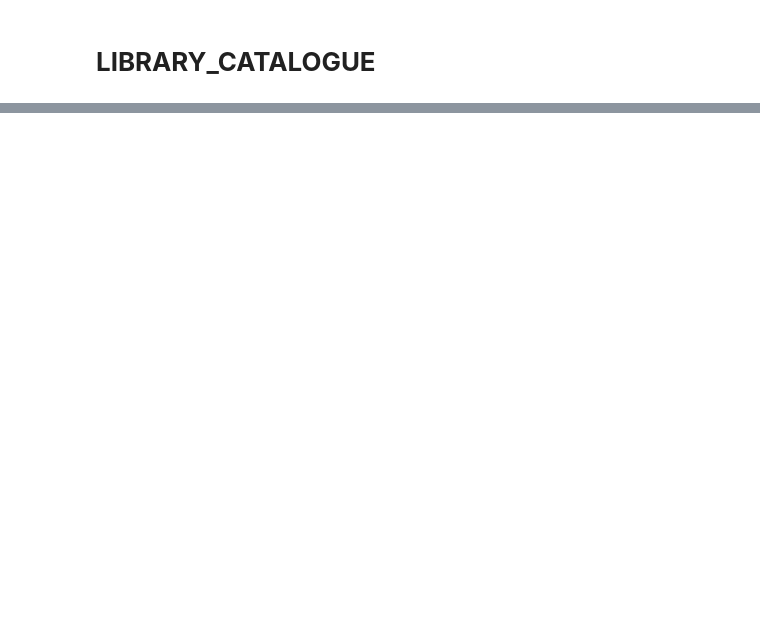
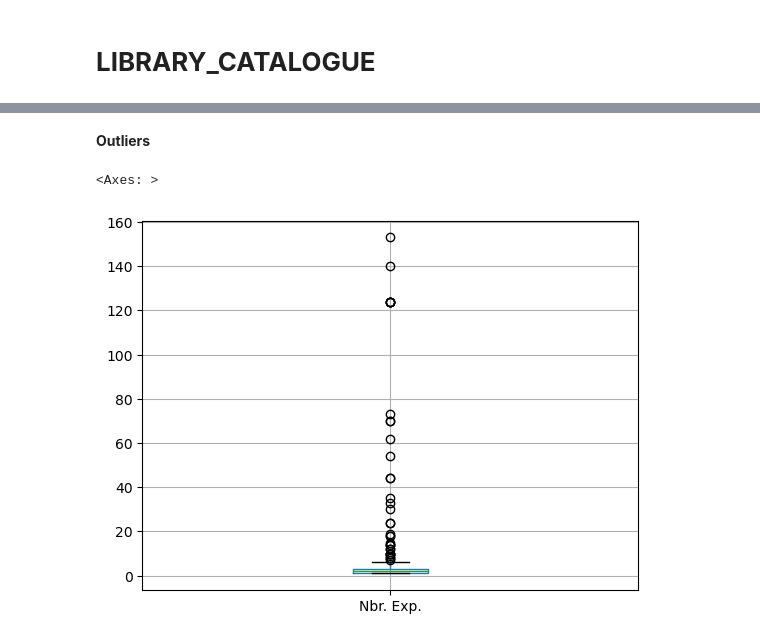
Before and after one commit to TI1307/DM_Project, a Jupyter notebook: notebooks/cleaning.ipynb, the cells around one changed output, grey strips where cells are left out. Saved outputs shown, nothing was run; the diff lists cells and outputs as text; code cells hidden in the pictures; blank space fills up the shorter version.

```diff
--- a/notebooks/cleaning.ipynb
+++ b/notebooks/cleaning.ipynb
@@ -180,0 +230,7 @@ Number of duplicate rows in LIBRARY_CATALOGUE table is = 0
+# %% [markdown]
+**Outliers**
+# %%
+LIBRARY_CATALOGUE.boxplot(column='Nbr. Exp.')
+# %% [output]
+<Axes: >
+[figure, added]
```
Also changed, not shown: parts of 26 cells of this notebook.
